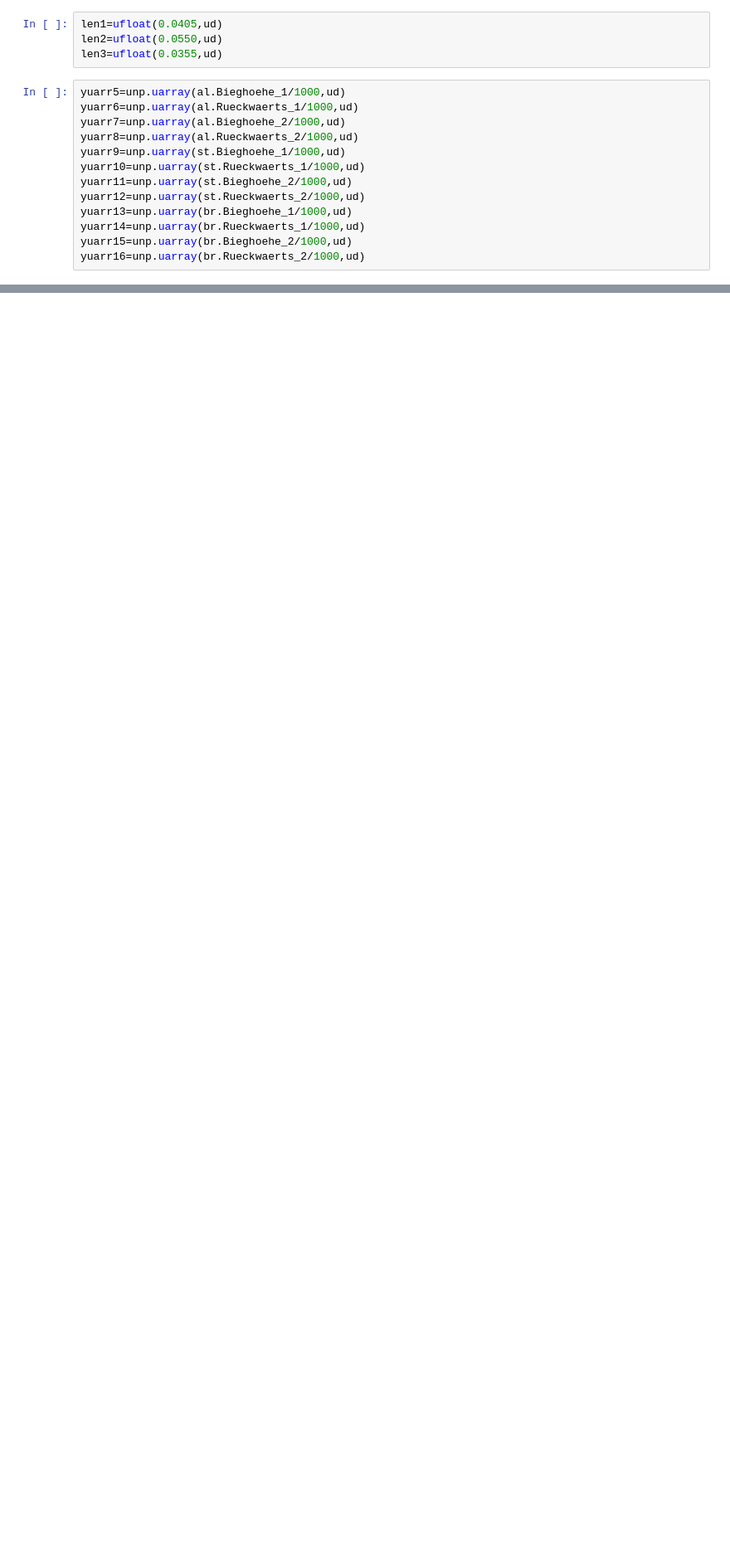
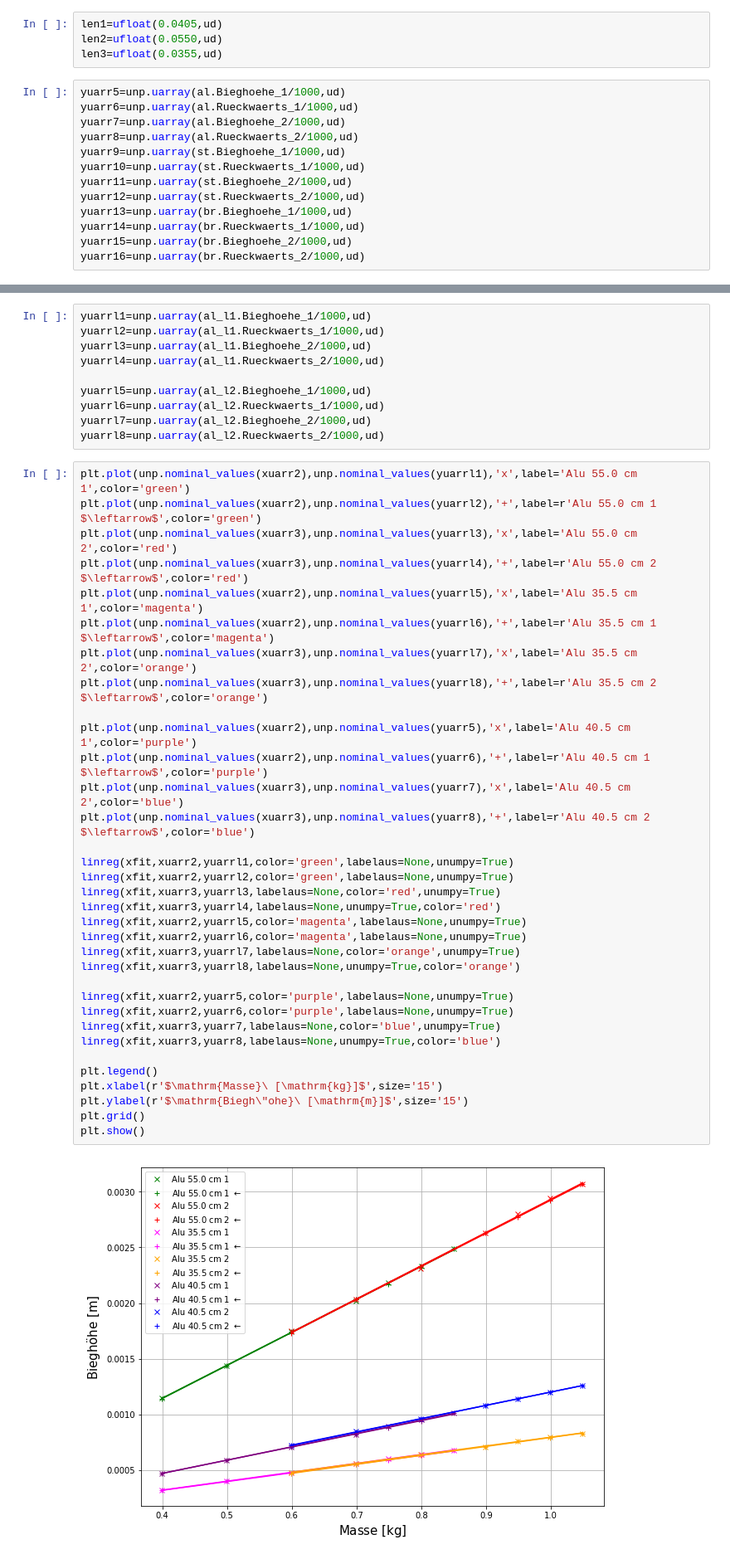
Before and after one commit to BigThonkers/APAP1, a Jupyter notebook: 8_6/Python_8_6.ipynb, the cells around one changed output, grey strips where cells are left out. Shown at 83% size. Cells and saved outputs as stored; diff of their text form; blank space fills up the shorter version.

```diff
--- a/8_6/Python_8_6.ipynb
+++ b/8_6/Python_8_6.ipynb
@@ -222,0 +266,46 @@ plt.show()
+# %%
+yuarrl1=unp.uarray(al_l1.Bieghoehe_1/1000,ud)
+yuarrl2=unp.uarray(al_l1.Rueckwaerts_1/1000,ud)
+yuarrl3=unp.uarray(al_l1.Bieghoehe_2/1000,ud)
+yuarrl4=unp.uarray(al_l1.Rueckwaerts_2/1000,ud)
+
+yuarrl5=unp.uarray(al_l2.Bieghoehe_1/1000,ud)
+yuarrl6=unp.uarray(al_l2.Rueckwaerts_1/1000,ud)
+yuarrl7=unp.uarray(al_l2.Bieghoehe_2/1000,ud)
+yuarrl8=unp.uarray(al_l2.Rueckwaerts_2/1000,ud)
+# %%
+plt.plot(unp.nominal_values(xuarr2),unp.nominal_values(yuarrl1),'x',label='Alu 55.0 cm 1',color='green')
+plt.plot(unp.nominal_values(xuarr2),unp.nominal_values(yuarrl2),'+',label=r'Alu 55.0 cm 1 $\leftarrow$',color='green')
+plt.plot(unp.nominal_values(xuarr3),unp.nominal_values(yuarrl3),'x',label='Alu 55.0 cm 2',color='red')
+plt.plot(unp.nominal_values(xuarr3),unp.nominal_values(yuarrl4),'+',label=r'Alu 55.0 cm 2 $\leftarrow$',color='red')
+plt.plot(unp.nominal_values(xuarr2),unp.nominal_values(yuarrl5),'x',label='Alu 35.5 cm 1',color='magenta')
+plt.plot(unp.nominal_values(xuarr2),unp.nominal_values(yuarrl6),'+',label=r'Alu 35.5 cm 1 $\leftarrow$',color='magenta')
+plt.plot(unp.nominal_values(xuarr3),unp.nominal_values(yuarrl7),'x',label='Alu 35.5 cm 2',color='orange')
+plt.plot(unp.nominal_values(xuarr3),unp.nominal_values(yuarrl8),'+',label=r'Alu 35.5 cm 2 $\leftarrow$',color='orange')
+
+plt.plot(unp.nominal_values(xuarr2),unp.nominal_values(yuarr5),'x',label='Alu 40.5 cm 1',color='purple')
+plt.plot(unp.nominal_values(xuarr2),unp.nominal_values(yuarr6),'+',label=r'Alu 40.5 cm 1 $\leftarrow$',color='purple')
+plt.plot(unp.nominal_values(xuarr3),unp.nominal_values(yuarr7),'x',label='Alu 40.5 cm 2',color='blue')
+plt.plot(unp.nominal_values(xuarr3),unp.nominal_values(yuarr8),'+',label=r'Alu 40.5 cm 2 $\leftarrow$',color='blue')
+
+linreg(xfit,xuarr2,yuarrl1,color='green',labelaus=None,unumpy=True)
+linreg(xfit,xuarr2,yuarrl2,color='green',labelaus=None,unumpy=True)
+linreg(xfit,xuarr3,yuarrl3,labelaus=None,color='red',unumpy=True)
+linreg(xfit,xuarr3,yuarrl4,labelaus=None,unumpy=True,color='red')
+linreg(xfit,xuarr2,yuarrl5,color='magenta',labelaus=None,unumpy=True)
+linreg(xfit,xuarr2,yuarrl6,color='magenta',labelaus=None,unumpy=True)
+linreg(xfit,xuarr3,yuarrl7,labelaus=None,color='orange',unumpy=True)
+linreg(xfit,xuarr3,yuarrl8,labelaus=None,unumpy=True,color='orange')
+
+linreg(xfit,xuarr2,yuarr5,color='purple',labelaus=None,unumpy=True)
+linreg(xfit,xuarr2,yuarr6,color='purple',labelaus=None,unumpy=True)
+linreg(xfit,xuarr3,yuarr7,labelaus=None,color='blue',unumpy=True)
+linreg(xfit,xuarr3,yuarr8,labelaus=None,unumpy=True,color='blue')
+
+plt.legend()
+plt.xlabel(r'$\mathrm{Masse}\ [\mathrm{kg}]$',size='15')
+plt.ylabel(r'$\mathrm{Biegh\"ohe}\ [\mathrm{m}]$',size='15')
+plt.grid()
+plt.show()
+# %% [output]
+[figure, added]
```
Also changed, not shown: parts of 6 cells of this notebook, 4 other files.
